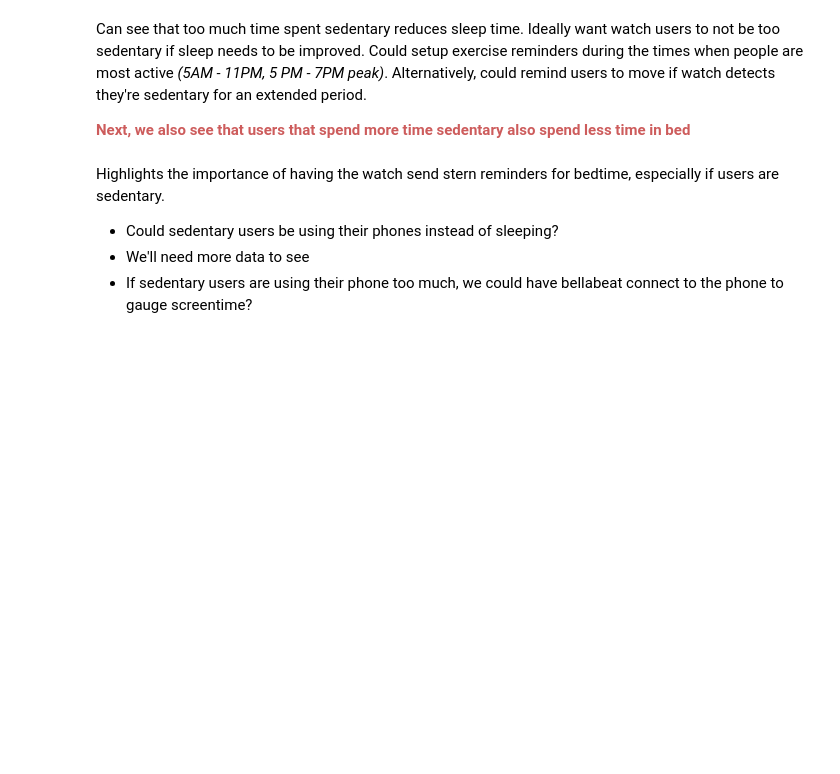
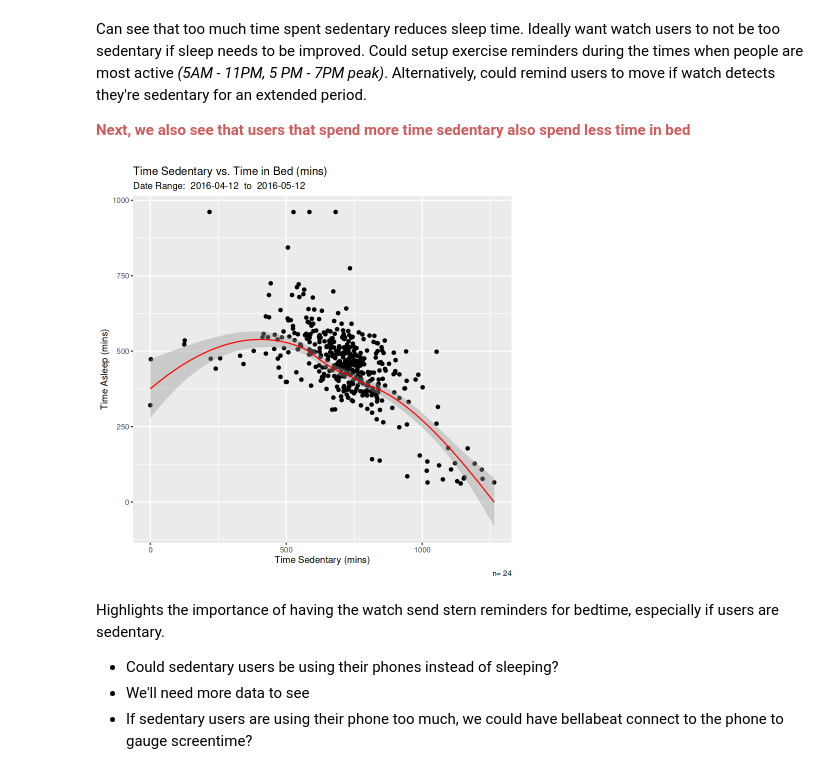
Before and after one commit to MinhJrDinh/Bellabeat-Case-Study, a Jupyter notebook: bellabeat-case-study.ipynb, the cells around one changed output. Cells and saved outputs as stored; diff of their text form; code cells hidden in the pictures; blank space fills up the shorter version.

```diff
--- a/bellabeat-case-study.ipynb
+++ b/bellabeat-case-study.ipynb
@@ -347,20 +494,24 @@ Can see that too much time spent sedentary reduces sleep time. Ideally want watc
 # %%
 max_date = max(activity_sleep$Date)
 min_date = min(activity_sleep$Date)
 sample_size = n_distinct(activity_sleep$Id)
 
 ggplot(data=activity_sleep) +
     geom_jitter(mapping=aes(x=SedentaryMinutes,
                           y=TotalTimeInBed)) +
     labs(title=paste('Time Sedentary vs. Time in Bed (mins)'),
          subtitle=paste("Date Range: ", min_date, " to ", max_date),
         caption=paste('n=',sample_size),
         x='Time Sedentary (mins)',
         y='Time Asleep (mins)') +
     geom_smooth(mapping=aes(x=SedentaryMinutes,
                        y=TotalMinutesAsleep),
                colour = 'Red',
-               linewidth = 0.5)
+               linewidth = 0.5,
+               method = 'loess',
+               formula = y ~ x)
+# %% [output]
+[figure, added]
 # %% [markdown]
 Highlights the importance of having the watch send stern reminders for bedtime, especially if users are sedentary.
 - Could sedentary users be using their phones instead of sleeping?
```
Also changed, not shown: parts of 15 cells of this notebook.
